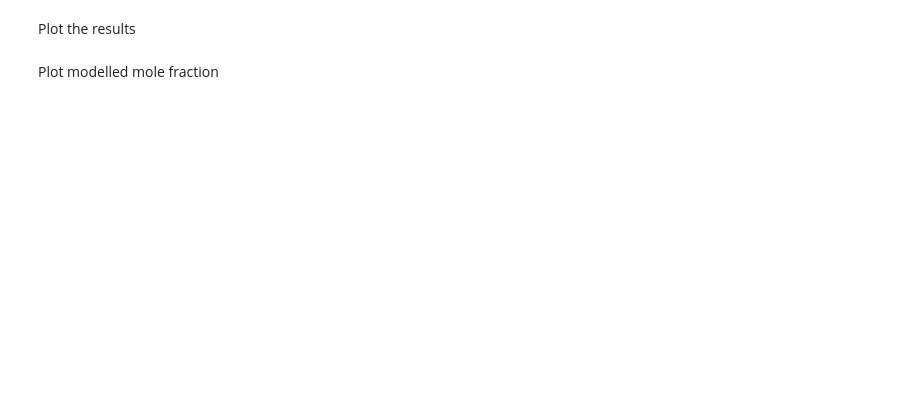
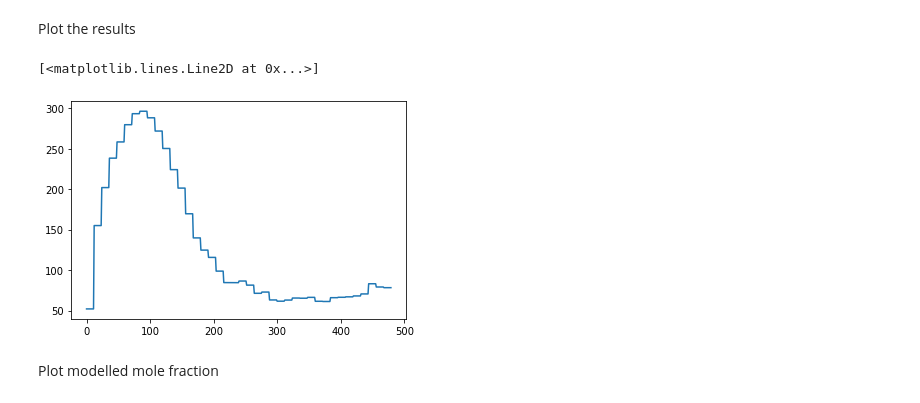
Before and after one commit to mrghg/py12box_invert, a Jupyter notebook: notebooks/example_run.ipynb, the cells around one changed output. Saved outputs shown, nothing was run; the diff lists cells and outputs as text; code cells hidden in the pictures; blank space fills up the shorter version.

Commit message:
Updated example_run notebook for new structure

```diff
--- a/notebooks/example_run.ipynb
+++ b/notebooks/example_run.ipynb
@@ -6,8 +6,10 @@ from py12box_invert import core, utils
 from pathlib import Path
 import matplotlib.pyplot as plt
 import numpy as np
+from py12box_invert.paths import Paths
+from py12box_invert.invert import Invert, Matrices
+
+species = "CFC-11"
+project_path = Paths.data / f"example/{species}"
-# %%
-project_path = Path("/home/lw13938/work/py12box_invert/data/example/CFC-11/")
-species = "CFC-11"
 # %% [markdown]
 This runs the inversion to estimate yearly emissions different to a priori for each box
@@ -15,0 +16,6 @@ model_emissions, model_mf = core.run_inversion(project_path, species, ic0=np.arr
+# %%
+inv = Invert(project_path, species, method="rigby14")
+inv.run_sensitivity(freq="yearly")
+inv.create_matrices(sigma_P=1.)
+inv.run_inversion()
+inv.posterior()
@@ -24,3 +37,8 @@ plt.ylabel("Emissions Gg/yr")
+# %%
+plt.plot(inv.mod_posterior.emissions[24:, :].sum(axis=1))
+# %% [output]
+[<matplotlib.lines.Line2D at 0x...>]
+[figure, added]
 # %% [markdown]
 Plot modelled mole fraction
 # %%
```
Also changed, not shown: parts of 4 cells of this notebook, 1 other file.
